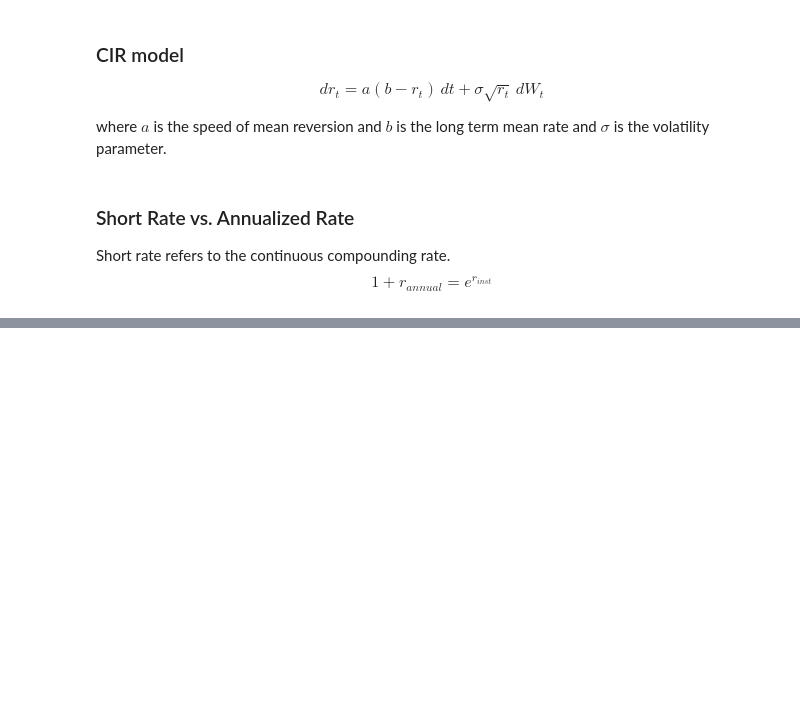
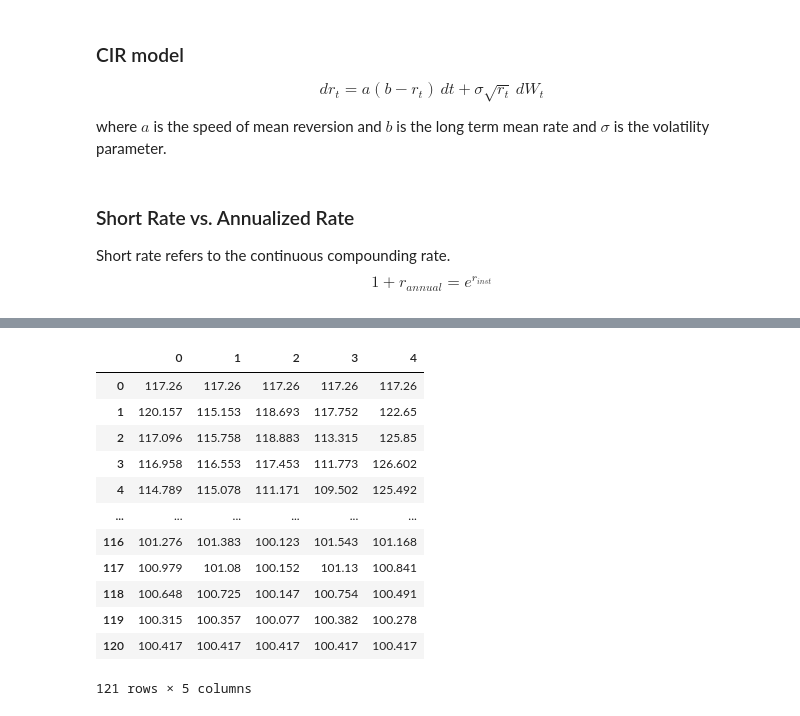
Before and after one commit to xiangyuli2021/CPPI, a Jupyter notebook: CPPI.ipynb, the cells around one changed output, grey strips where cells are left out. Saved outputs shown, nothing was run; the diff lists cells and outputs as text; code cells hidden in the pictures; blank space fills up the shorter version.

Commit message:
Add bond pricing function

```diff
--- a/CPPI.ipynb
+++ b/CPPI.ipynb
@@ -289,0 +294,17 @@ plt.show()
+# %%
+price_10 = f.bond_price(maturity=10, principal=100, coupon_rate=0.05, coupons_per_year=12, discount_rate=rates)
+price_10
+# %% [output]
+|  | 0 | 1 | 2 | 3 | 4 |
+| 0 | 117.26 | 117.26 | 117.26 | 117.26 | 117.26 |
+| 1 | 120.157 | 115.153 | 118.693 | 117.752 | 122.65 |
+| 2 | 117.096 | 115.758 | 118.883 | 113.315 | 125.85 |
+| 3 | 116.958 | 116.553 | 117.453 | 111.773 | 126.602 |
+| 4 | 114.789 | 115.078 | 111.171 | 109.502 | 125.492 |
+| ... | ... | ... | ... | ... | ... |
+| 116 | 101.276 | 101.383 | 100.123 | 101.543 | 101.168 |
+| 117 | 100.979 | 101.08 | 100.152 | 101.13 | 100.841 |
+| 118 | 100.648 | 100.725 | 100.147 | 100.754 | 100.491 |
+| 119 | 100.315 | 100.357 | 100.077 | 100.382 | 100.278 |
+| 120 | 100.417 | 100.417 | 100.417 | 100.417 | 100.417 |
+121 rows × 5 columns
```
Also changed, not shown: parts of 4 cells of this notebook, 1 other file.
